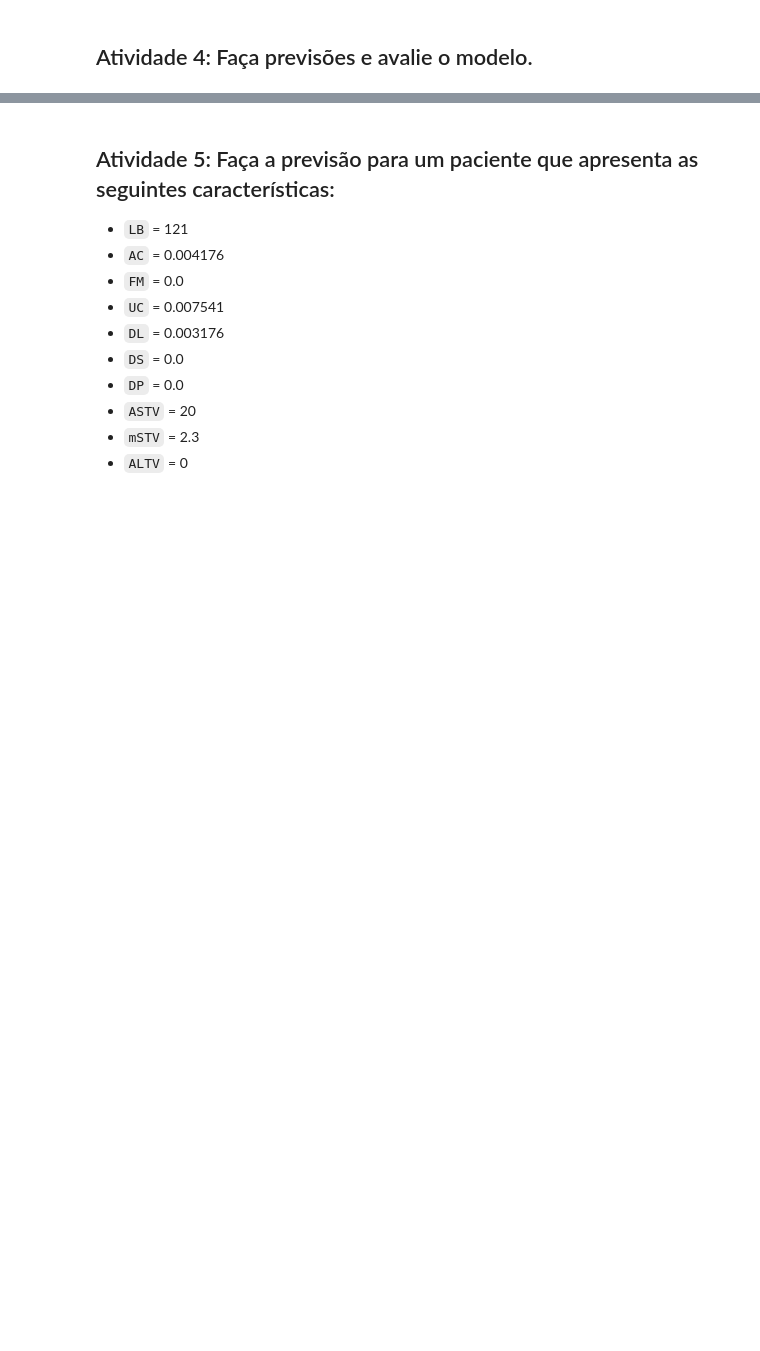
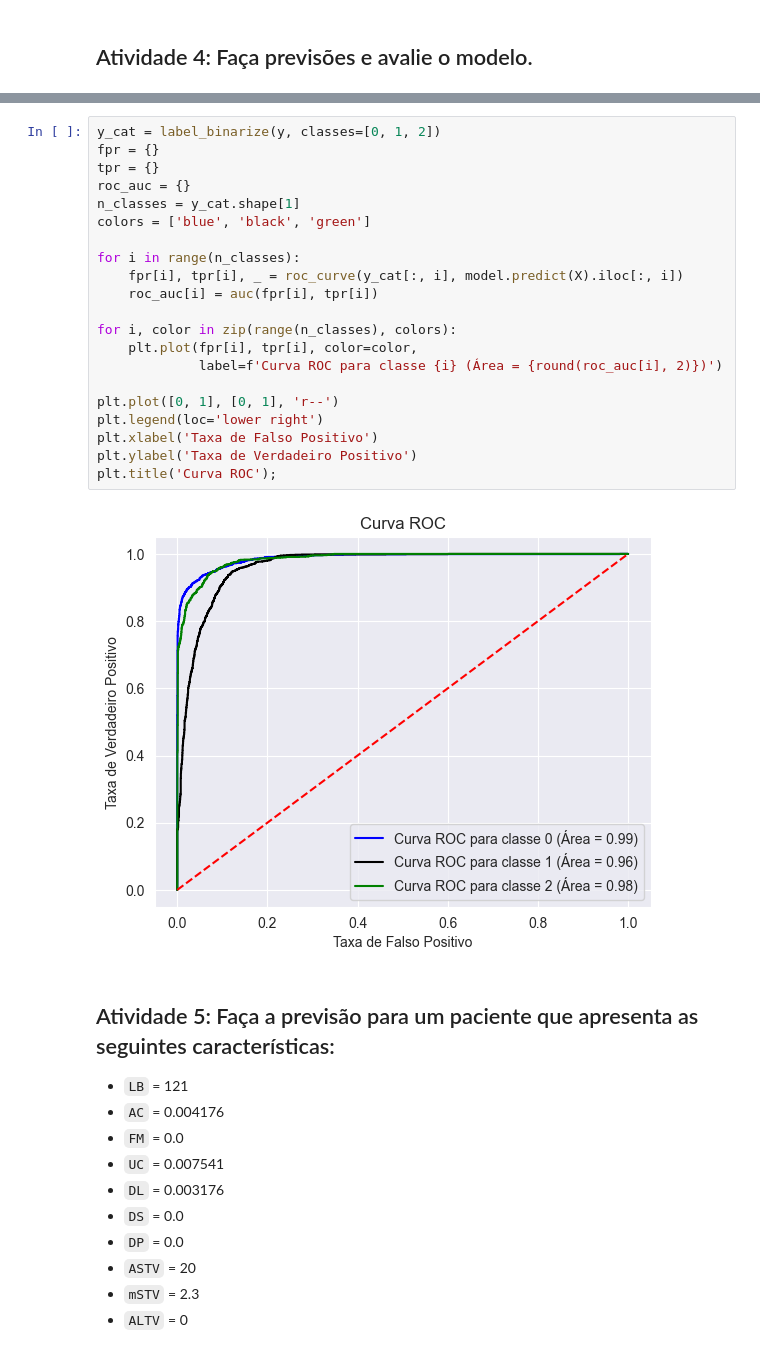
Before and after one commit to joaomorossini/Master-in-Data-Science, a Jupyter notebook: Módulo 2 - Future Casting/Sprint 2 - Analise_Multivariada_II/2.4_Regressao_Multinomial_Entrega.ipynb, the cells around one changed output, grey strips where cells are left out. Cells and saved outputs as stored; diff of their text form; blank space fills up the shorter version.

```diff
--- a/Módulo 2 - Future Casting/Sprint 2 - Analise_Multivariada_II/2.4_Regressao_Multinomial_Entrega.ipynb
+++ b/Módulo 2 - Future Casting/Sprint 2 - Analise_Multivariada_II/2.4_Regressao_Multinomial_Entrega.ipynb
@@ -180,3 +220,26 @@ model.predict(X)
+# %%
+y_cat = label_binarize(y, classes=[0, 1, 2])
+fpr = {}
+tpr = {}
+roc_auc = {}
+n_classes = y_cat.shape[1]
+colors = ['blue', 'black', 'green']
+
+for i in range(n_classes):
+    fpr[i], tpr[i], _ = roc_curve(y_cat[:, i], model.predict(X).iloc[:, i])
+    roc_auc[i] = auc(fpr[i], tpr[i])
+
+for i, color in zip(range(n_classes), colors):
+    plt.plot(fpr[i], tpr[i], color=color,
+             label=f'Curva ROC para classe {i} (Área = {round(roc_auc[i], 2)})')
+
+plt.plot([0, 1], [0, 1], 'r--')
+plt.legend(loc='lower right')
+plt.xlabel('Taxa de Falso Positivo')
+plt.ylabel('Taxa de Verdadeiro Positivo')
+plt.title('Curva ROC');
+# %% [output]
+[figure, added]
 # %% [markdown]
 ## Atividade 5: Faça a previsão para um paciente que apresenta as seguintes características:
 
```
Also changed, not shown: parts of 22 cells of this notebook, 1 other file.
